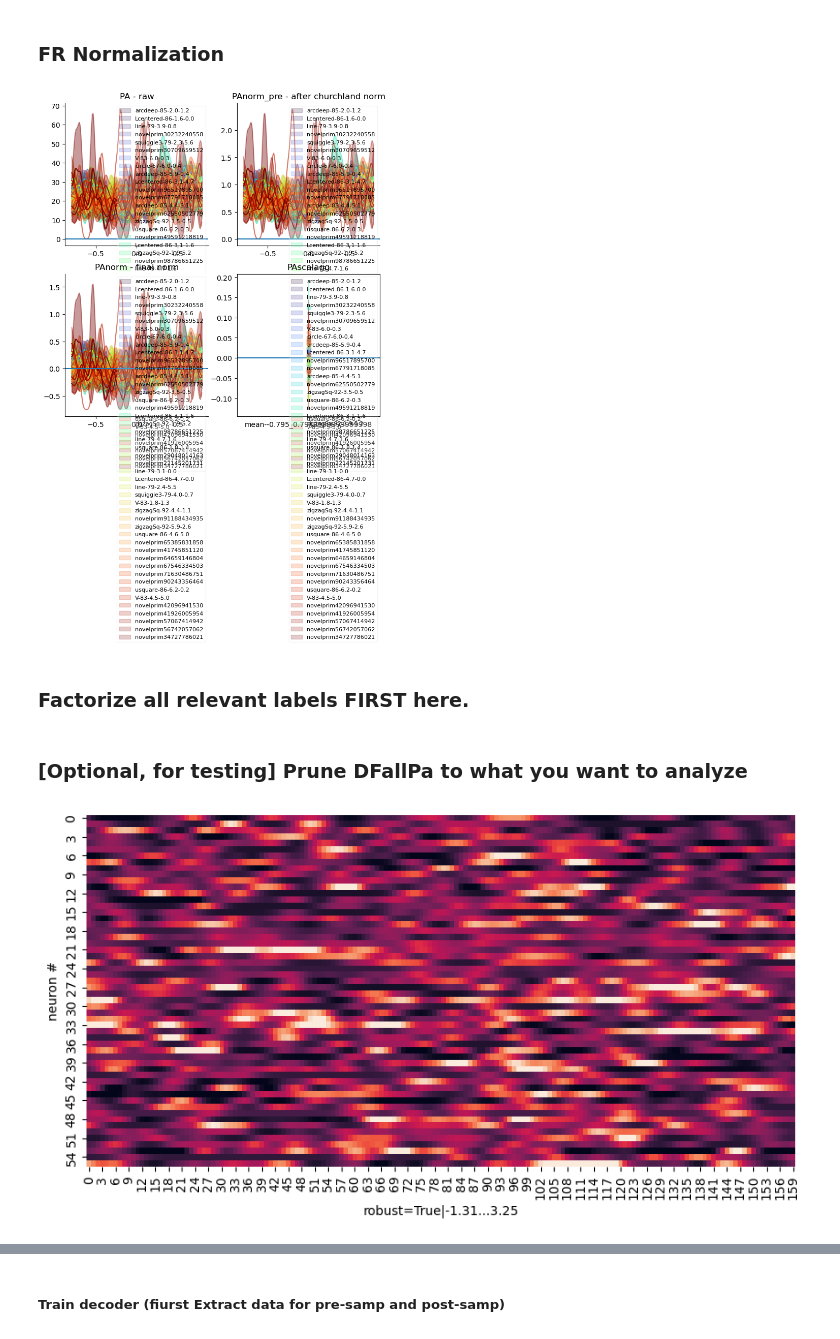
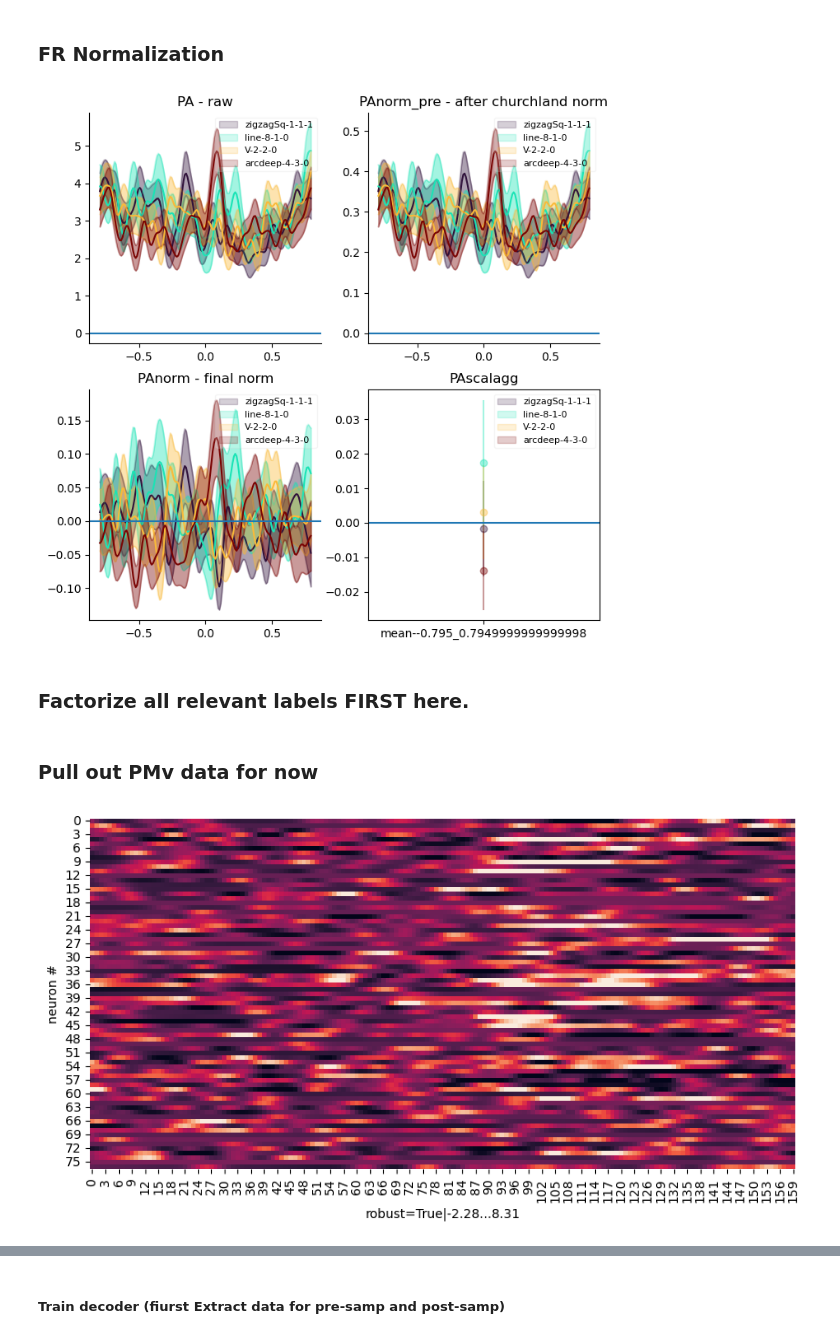
Before and after one commit to lucast4/neuralmonkey, a Jupyter notebook: neuralmonkey/notebooks_tutorials/240617_snippets_momentbymoment_decode.ipynb, the cells around one changed output, grey strips where cells are left out. Drawn from its saved outputs; the diff is of its cells as text; code cells hidden in the pictures.

```diff
--- a/neuralmonkey/notebooks_tutorials/240617_snippets_momentbymoment_decode.ipynb
+++ b/neuralmonkey/notebooks_tutorials/240617_snippets_momentbymoment_decode.ipynb
@@ -49,26 +43,26 @@ DFallpa
 ### FR Normalization
 # %%
 from neuralmonkey.classes.population_mult import dfallpa_preprocess_fr_normalization
-# fr_normalization_method = "each_time_bin"
-fr_normalization_method = "across_time_bins"
+fr_normalization_method = "each_time_bin"
+# fr_normalization_method = "across_time_bins"
 plot_savedir = "/tmp"
 dfallpa_preprocess_fr_normalization(DFallpa, fr_normalization_method, plot_savedir)
 # %% [output]
-[figure, old version]
+[figure, new version]
 # %% [markdown]
 ### Factorize all relevant labels FIRST here.
 # %%
 if False: # Ingore this for now
     from neuralmonkey.analyses.decode_good import preprocess_factorize_class_labels_ints
     MAP_LABELS_TO_INT = preprocess_factorize_class_labels_ints(DFallpa)
-# %% [markdown]
-### [Optional, for testing] Prune DFallPa to what you want to analyze
+# %% [markdown]
+### Pull out PMv data for now
 # %%
-bregions = ["preSMA"]
+bregions = ["PMv"]
 events = ["03_samp"]
 
 DFallpa = DFallpa[(DFallpa["bregion"].isin(bregions)) & (DFallpa["event"].isin(events))].reset_index(drop=True)
-pa =DFallpa["pa"].values[0]
-pa.plotNeurHeat(trial=100)
+PA =DFallpa["pa"].values[0]
+PA.plotNeurHeat(trial=100)
 # %% [output]
-[figure, old version]
+[figure, new version]
```
Also changed, not shown: parts of 21 cells of this notebook.
